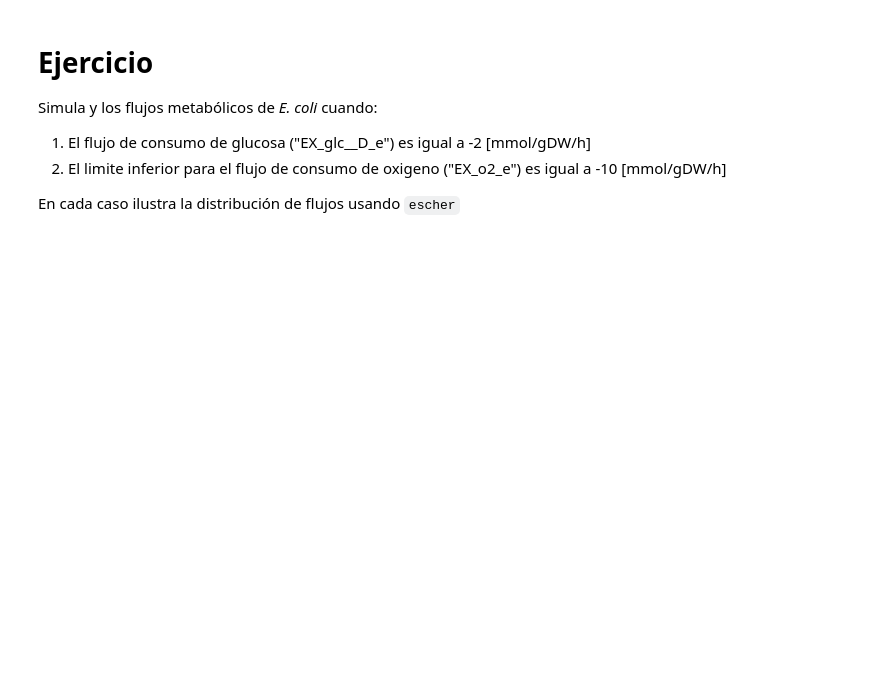
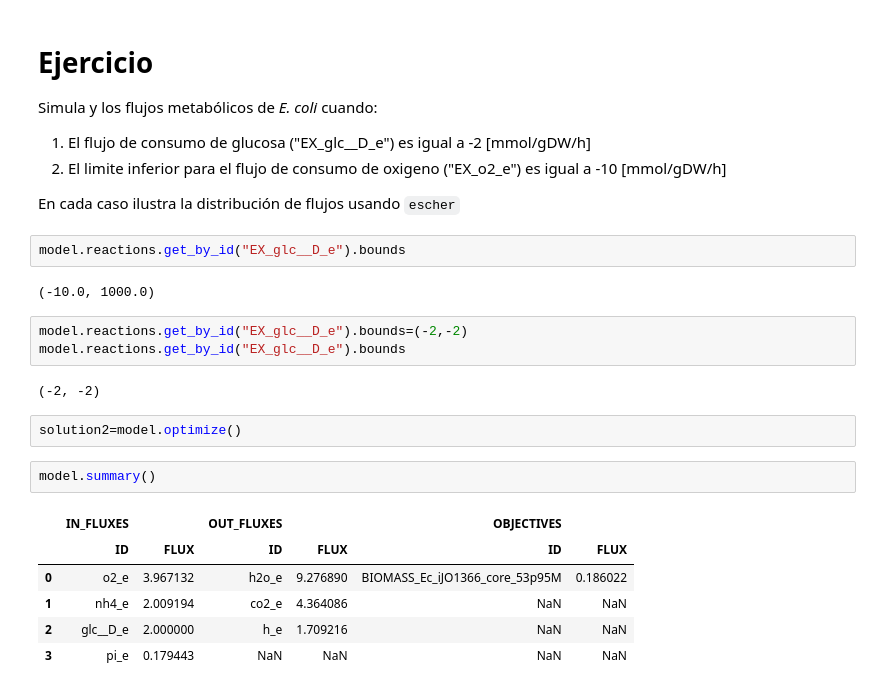
Before and after one commit to mrivas/ModelamientoDeProcesosBiotecnologicos, a Jupyter notebook: clase6.ipynb, the cells around one changed output. Saved outputs shown, nothing was run; the diff lists cells and outputs as text; blank space fills up the shorter version.

````diff
--- a/clase6.ipynb
+++ b/clase6.ipynb
@@ -254,3 +286,23 @@ Simula y los flujos metabólicos de *E. coli* cuando:
 2. El limite inferior para el flujo de consumo de oxigeno ("EX_o2_e") es igual a -10 [mmol/gDW/h]
 
 En cada caso ilustra la distribución de flujos usando ```escher```
+# %%
+model.reactions.get_by_id("EX_glc__D_e").bounds
+# %% [output]
+(-10.0, 1000.0)
+# %%
+model.reactions.get_by_id("EX_glc__D_e").bounds=(-2,-2)
+model.reactions.get_by_id("EX_glc__D_e").bounds
+# %% [output]
+(-2, -2)
+# %%
+solution2=model.optimize()
+# %%
+model.summary()
+# %% [output]
+|  | IN_FLUXES |  | OUT_FLUXES |  | OBJECTIVES |  |
+|  | ID | FLUX | ID | FLUX | ID | FLUX |
+| 0 | o2_e | 3.967132 | h2o_e | 9.276890 | BIOMASS_Ec_iJO1366_core_53p95M | 0.186022 |
+| 1 | nh4_e | 2.009194 | co2_e | 4.364086 | NaN | NaN |
+| 2 | glc__D_e | 2.000000 | h_e | 1.709216 | NaN | NaN |
+| 3 | pi_e | 0.179443 | NaN | NaN | NaN | NaN |
````
Also changed, not shown: parts of 9 cells of this notebook.
